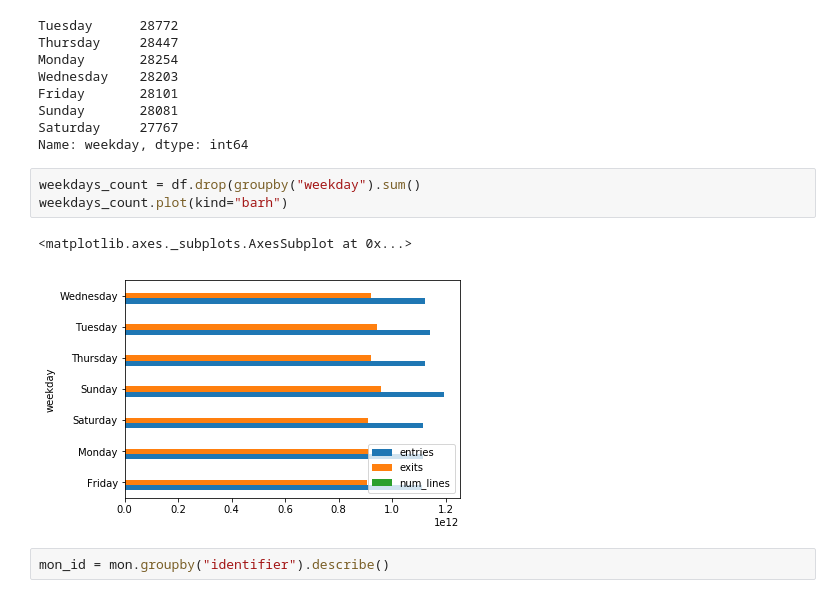
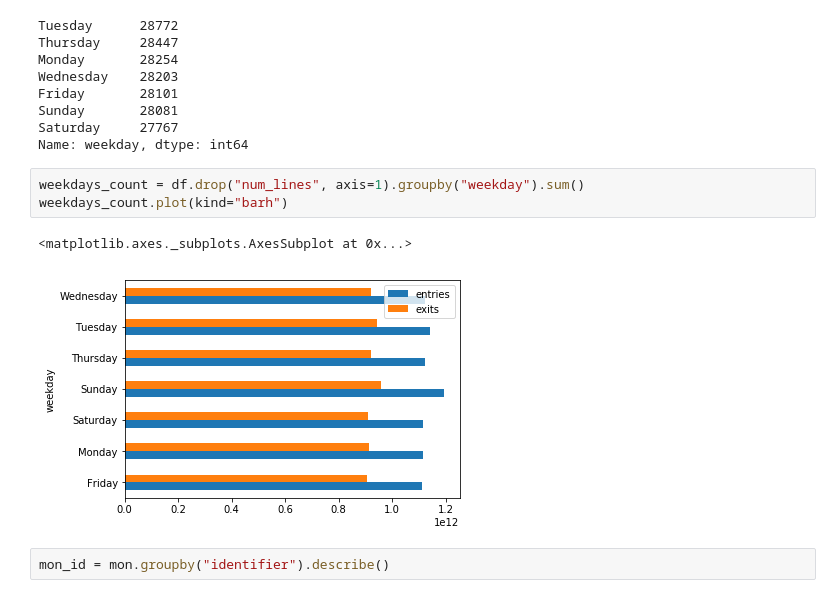
Before and after one commit to rvent/dsc-0-03-08-understanding-pandas-series-and-dataframes-lab-nyc-ds-career-012819, a Jupyter notebook: index.ipynb, the cells around one changed output. Cells and saved outputs as stored; diff of their text form.

```diff
--- a/index.ipynb
+++ b/index.ipynb
@@ -243,11 +243,11 @@ Sunday       28081
 Saturday     27767
 Name: weekday, dtype: int64
 # %%
-weekdays_count = df.drop(groupby("weekday").sum()
+weekdays_count = df.drop("num_lines", axis=1).groupby("weekday").sum()
 weekdays_count.plot(kind="barh")
 # %% [output]
 <matplotlib.axes._subplots.AxesSubplot at 0x...>
-[figure, old version]
+[figure, new version]
 # %%
 mon_id = mon.groupby("identifier").describe()
 # %%
```
